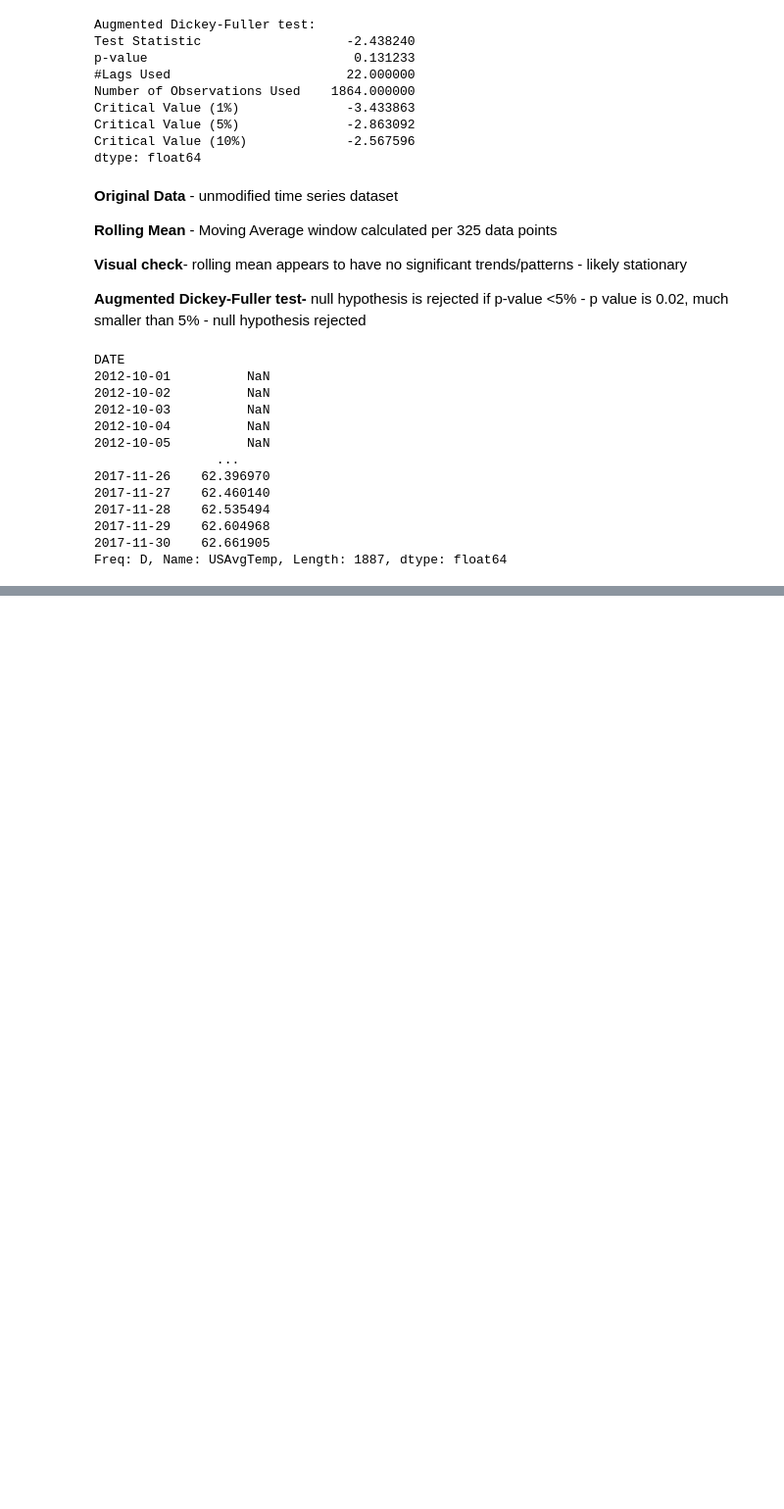
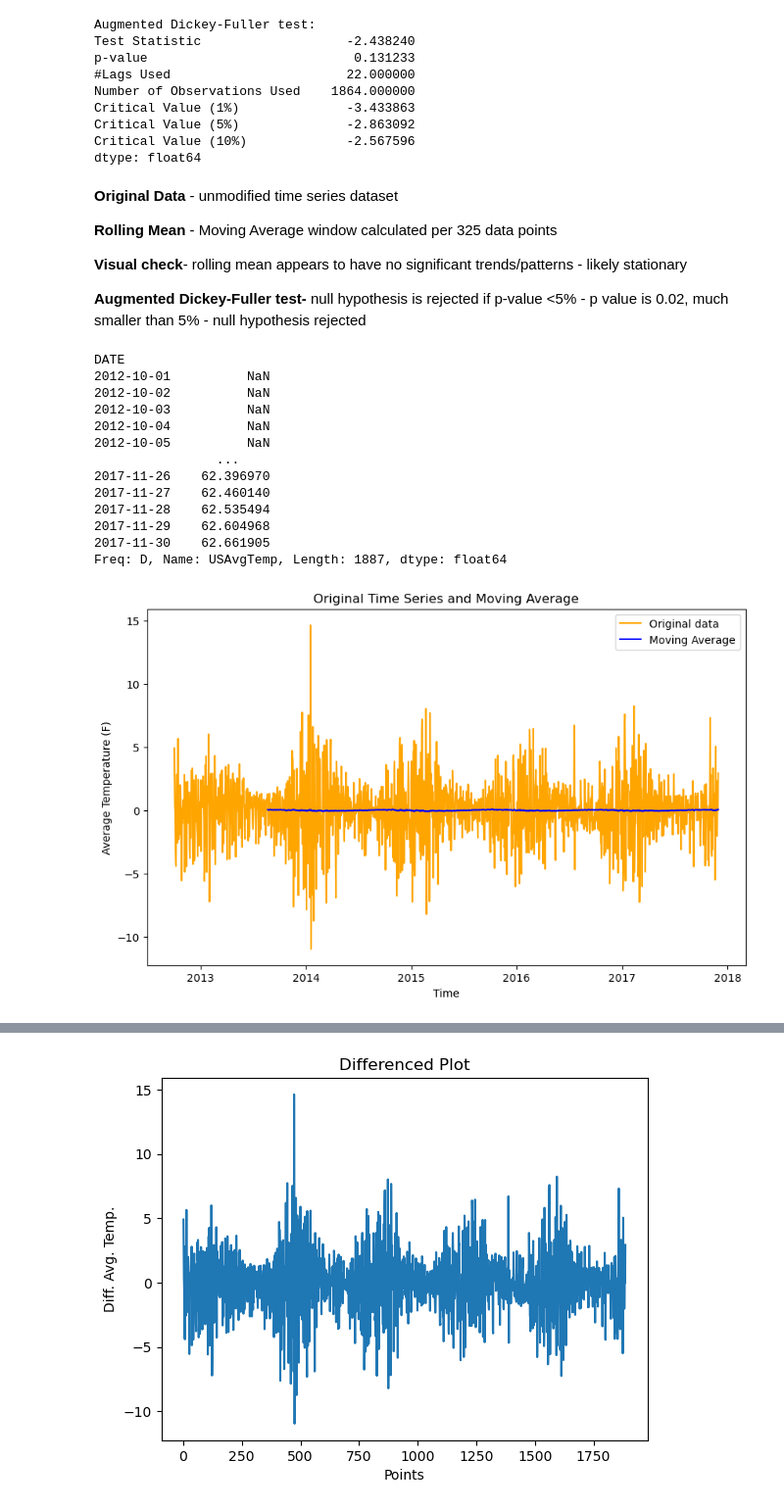
Before and after one commit to rickrekkem/WeatherForecasters, a Jupyter notebook: cap-final-project.ipynb, the cells around one changed output, grey strips where cells are left out. Shown: that part at 98% size. Drawn from its saved outputs; the diff is of its cells as text; code cells hidden in the pictures; blank space fills up the shorter version.

```diff
--- a/cap-final-project.ipynb
+++ b/cap-final-project.ipynb
@@ -173,3 +173,72 @@ DATE
 2017-11-29    62.604968
 2017-11-30    62.661905
 Freq: D, Name: USAvgTemp, Length: 1887, dtype: float64
+# %%
+# Perform differencing on 'USAvgTemp' column
+davg_df['USAvgTempDiff'] = davg_df['USAvgTemp'].diff()
+
+# Remove the first row since it will have NaN value after differencing
+davg_df = davg_df.dropna()
+
+from statsmodels.tsa.stattools import adfuller
+
+def stationary_ts_check1(ts):
+    #Compute moving average
+    mov_avg = ts.rolling(window=325).mean()
+
+    #plot original and moving average/rolling mean
+    plt.figure(figsize=(10, 6))
+    plt.plot(ts, color='orange', label='Original data')
+    plt.plot(mov_avg, color='blue', label='Moving Average')
+    plt.xlabel('Time')
+    plt.ylabel('Average Temperature (F)')
+    plt.title('Original Time Series and Moving Average')
+    plt.legend()
+    plt.show()
+
+    #Augmented Dickey-Fuller test
+    print('Augmented Dickey-Fuller test:')
+    adf_output = adfuller(ts)
+    df_result = pd.Series(adf_output[0:4], index=['Test Statistic', 'p-value', '#Lags Used', 'Number of Observations Used'])
+    for key, value in adf_output[4].items():
+        df_result['Critical Value (%s)' % key] = value
+    print(df_result)
+
+stationary_ts_check1(davg_df.USAvgTempDiff)
+
+# Plot the differenced data
+fig = plt.figure(2)
+ax2 = fig.add_subplot(111)
+ax2.set_xlabel('Points')
+ax2.set_ylabel('Diff. Avg. Temp.')
+ax2.set_title('Differenced Plot')
+ax2.plot('Points', 'USAvgTempDiff', data=davg_df);
+
+# Summary Statistics
+rolling_mean = davg_df['USAvgTempDiff'].rolling(window=30).mean()
+rolling_std = davg_df['USAvgTempDiff'].rolling(window=30).std()
+
+fig = plt.figure(4)
+ax4 = fig.add_subplot(111)
+ax4.set_xlabel('Points')
+ax4.set_ylabel('Diff. Avg. Temp.')
+ax4.set_title('Rolling Mean and Std. Dev.')
+ax4.plot('Points', 'USAvgTempDiff', data=davg_df, label='Data')
+ax4.plot(davg_df['Points'], rolling_mean, label='Rolling Mean')
+ax4.plot(davg_df['Points'], rolling_std, label='Rolling Std. Dev.')
+ax4.legend();
+
+# Augmented Dickey-Fuller Test
+result = adfuller(davg_df['USAvgTempDiff'])
+print("ADF Statistic:", result[0])
+print("p-value:", result[1])
+print("Critical Values:")
+for key, value in result[4].items():
+    print(f"\t{key}: {value}")
+
+if result[1] <= 0.05:
+    print("The data is stationary (reject the null hypothesis of non-stationarity).")
+else:
+    print("The data is non-stationary (fail to reject the null hypothesis of non-stationarity).")
+# %% [output]
+[figure, added]
@@ -175,0 +261 @@ Freq: D, Name: USAvgTemp, Length: 1887, dtype: float64
+[figure, added]
```
Also changed, not shown: parts of 31 cells of this notebook.
